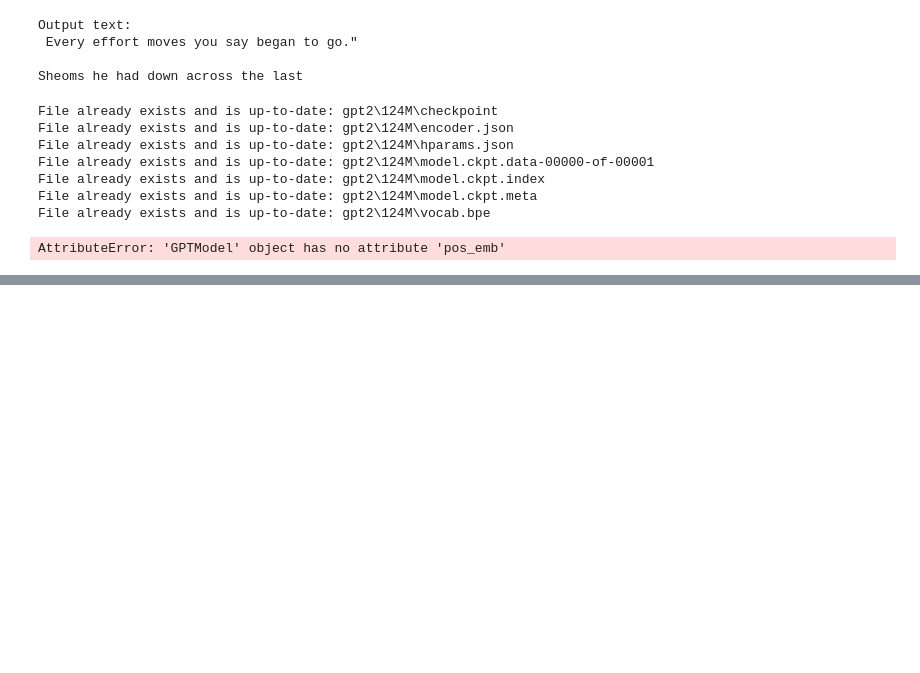
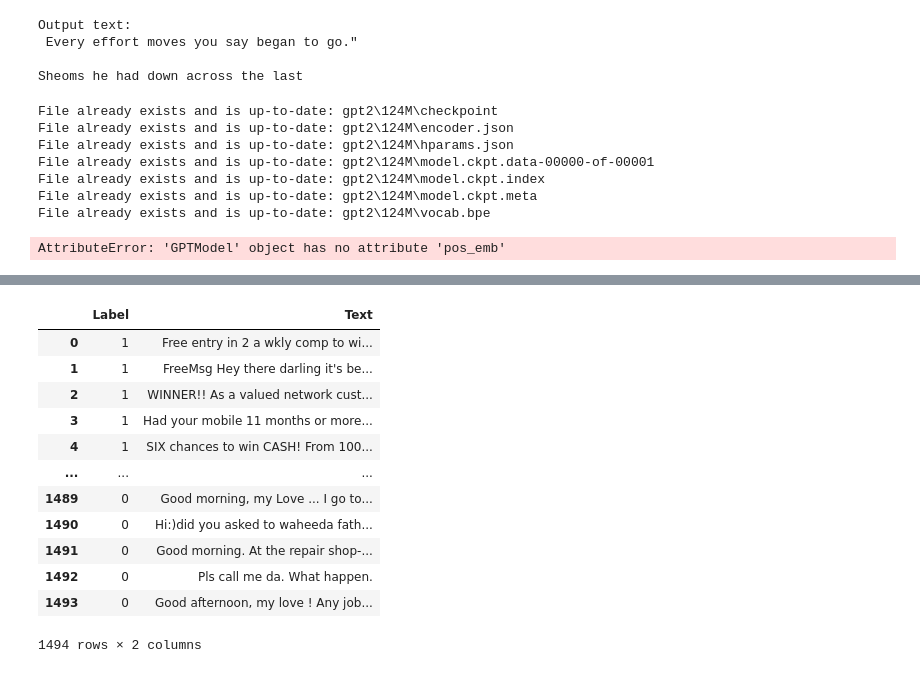
Before and after one commit to Morphy999/LLMPlayground, a Jupyter notebook: notebooks/train_and_validation.ipynb, the cells around one changed output, grey strips where cells are left out. Drawn from its saved outputs; the diff is of its cells as text; code cells hidden in the pictures; blank space fills up the shorter version.

```diff
--- a/notebooks/train_and_validation.ipynb
+++ b/notebooks/train_and_validation.ipynb
@@ -189,0 +220,36 @@ AttributeError: 'GPTModel' object has no attribute 'pos_emb'
+# %%
+def create_balanced_data(df):
+
+    spam_df = df[df["Label"] == "spam"]
+
+    num_spam = len(spam_df)
+
+
+    ham_df = df[df["Label"] == "ham"]
+
+
+    ham_df = ham_df.sample(num_spam)
+
+
+    balanced_df = pd.concat([spam_df, ham_df]).reset_index(drop = True)
+
+
+    return balanced_df
+# %%
+balanced_df = create_balanced_data(df)
+balanced_df['Label'] = balanced_df['Label'].map({'spam': 1, 'ham': 0})
+balanced_df
+# %% [output]
+|  | Label | Text |
+| 0 | 1 | Free entry in 2 a wkly comp to wi... |
+| 1 | 1 | FreeMsg Hey there darling it's be... |
+| 2 | 1 | WINNER!! As a valued network cust... |
+| 3 | 1 | Had your mobile 11 months or more... |
+| 4 | 1 | SIX chances to win CASH! From 100... |
+| ... | ... | ... |
+| 1489 | 0 | Good morning, my Love ... I go to... |
+| 1490 | 0 | Hi:)did you asked to waheeda fath... |
+| 1491 | 0 | Good morning. At the repair shop-... |
+| 1492 | 0 | Pls call me da. What happen. |
+| 1493 | 0 | Good afternoon, my love ! Any job... |
+1494 rows × 2 columns
```
Also changed, not shown: parts of 8 cells of this notebook, 6 other files.
